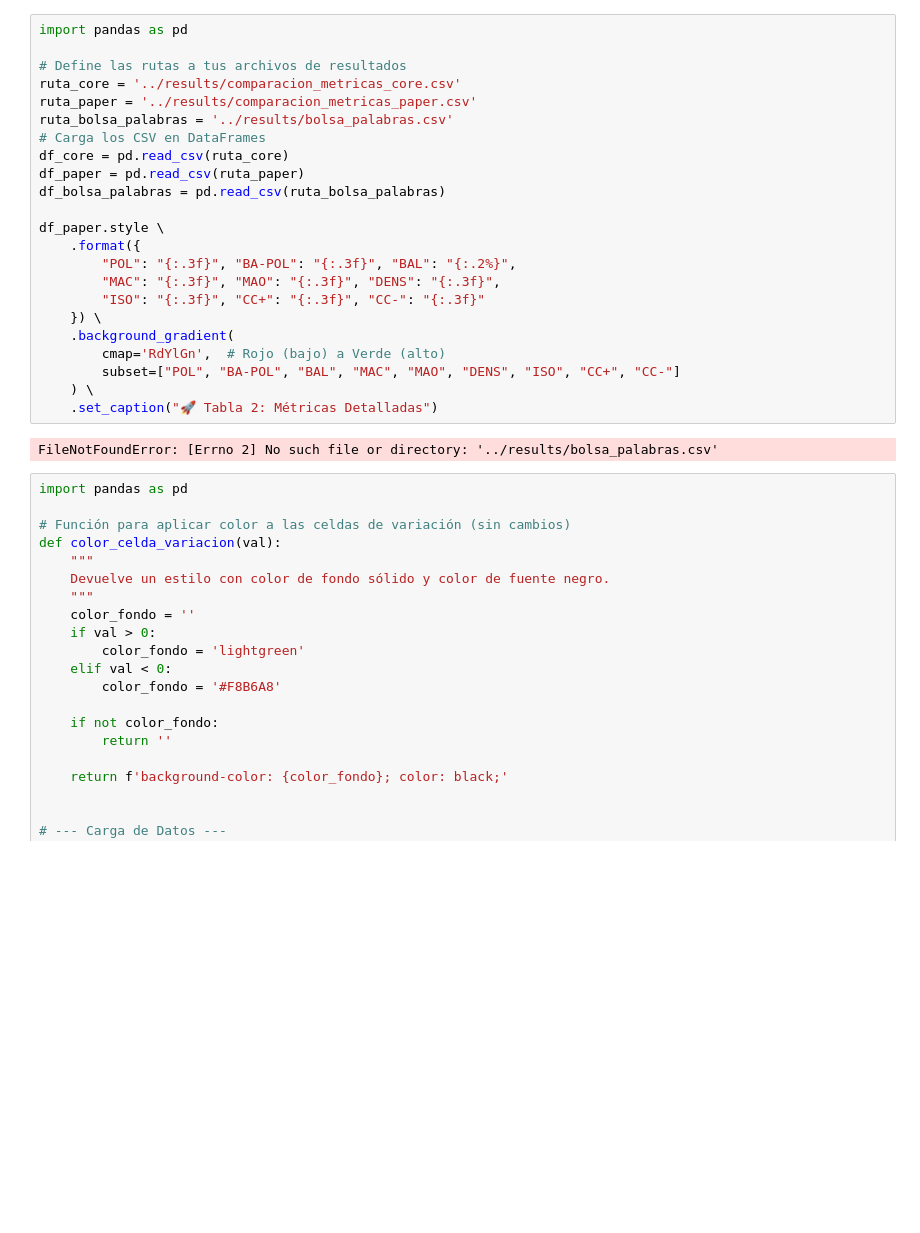
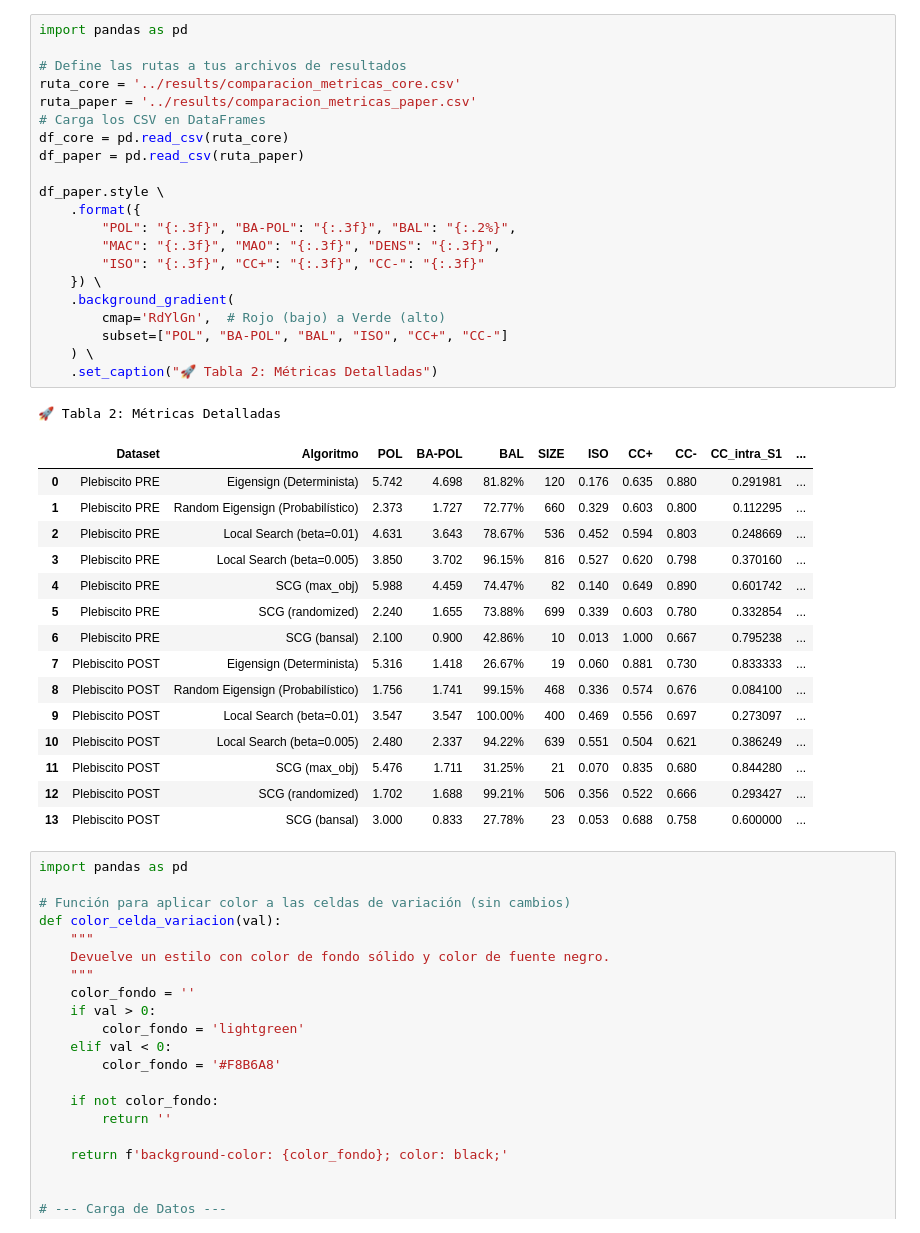
Before and after one commit to bpalas/Discovery-of-Cleavages, a Jupyter notebook: notebooks/tablas copy.ipynb, the cells around one changed output. Cells and saved outputs as stored; diff of their text form; blank space fills up the shorter version.

```diff
--- a/notebooks/tablas copy.ipynb
+++ b/notebooks/tablas copy.ipynb
@@ -1,28 +1,41 @@
 # %%
 import pandas as pd
 
 # Define las rutas a tus archivos de resultados
 ruta_core = '../results/comparacion_metricas_core.csv'
 ruta_paper = '../results/comparacion_metricas_paper.csv'
-ruta_bolsa_palabras = '../results/bolsa_palabras.csv'
 # Carga los CSV en DataFrames
 df_core = pd.read_csv(ruta_core)
 df_paper = pd.read_csv(ruta_paper)
-df_bolsa_palabras = pd.read_csv(ruta_bolsa_palabras)
 
 df_paper.style \
     .format({
         "POL": "{:.3f}", "BA-POL": "{:.3f}", "BAL": "{:.2%}",
         "MAC": "{:.3f}", "MAO": "{:.3f}", "DENS": "{:.3f}",
         "ISO": "{:.3f}", "CC+": "{:.3f}", "CC-": "{:.3f}"
     }) \
     .background_gradient(
         cmap='RdYlGn',  # Rojo (bajo) a Verde (alto)
-        subset=["POL", "BA-POL", "BAL", "MAC", "MAO", "DENS", "ISO", "CC+", "CC-"]
+        subset=["POL", "BA-POL", "BAL", "ISO", "CC+", "CC-"]
     ) \
     .set_caption("🚀 Tabla 2: Métricas Detalladas")
 # %% [output]
-FileNotFoundError: [Errno 2] No such file or directory: '../results/bolsa_palabras.csv'
+🚀 Tabla 2: Métricas Detalladas
+|  | Dataset | Algoritmo | POL | BA-POL | BAL | SIZE | ISO | CC+ | CC- | CC_intra_S1 | ... |
+| 0 | Plebiscito PRE | Eigensign (Determinista) | 5.742 | 4.698 | 81.82% | 120 | 0.176 | 0.635 | 0.880 | 0.291981 | ... |
+| 1 | Plebiscito PRE | Random Eigensign (Probabilístico) | 2.373 | 1.727 | 72.77% | 660 | 0.329 | 0.603 | 0.800 | 0.112295 | ... |
+| 2 | Plebiscito PRE | Local Search (beta=0.01) | 4.631 | 3.643 | 78.67% | 536 | 0.452 | 0.594 | 0.803 | 0.248669 | ... |
+| 3 | Plebiscito PRE | Local Search (beta=0.005) | 3.850 | 3.702 | 96.15% | 816 | 0.527 | 0.620 | 0.798 | 0.370160 | ... |
+| 4 | Plebiscito PRE | SCG (max_obj) | 5.988 | 4.459 | 74.47% | 82 | 0.140 | 0.649 | 0.890 | 0.601742 | ... |
+| 5 | Plebiscito PRE | SCG (randomized) | 2.240 | 1.655 | 73.88% | 699 | 0.339 | 0.603 | 0.780 | 0.332854 | ... |
+| 6 | Plebiscito PRE | SCG (bansal) | 2.100 | 0.900 | 42.86% | 10 | 0.013 | 1.000 | 0.667 | 0.795238 | ... |
+| 7 | Plebiscito POST | Eigensign (Determinista) | 5.316 | 1.418 | 26.67% | 19 | 0.060 | 0.881 | 0.730 | 0.833333 | ... |
+| 8 | Plebiscito POST | Random Eigensign (Probabilístico) | 1.756 | 1.741 | 99.15% | 468 | 0.336 | 0.574 | 0.676 | 0.084100 | ... |
+| 9 | Plebiscito POST | Local Search (beta=0.01) | 3.547 | 3.547 | 100.00% | 400 | 0.469 | 0.556 | 0.697 | 0.273097 | ... |
+| 10 | Plebiscito POST | Local Search (beta=0.005) | 2.480 | 2.337 | 94.22% | 639 | 0.551 | 0.504 | 0.621 | 0.386249 | ... |
+| 11 | Plebiscito POST | SCG (max_obj) | 5.476 | 1.711 | 31.25% | 21 | 0.070 | 0.835 | 0.680 | 0.844280 | ... |
+| 12 | Plebiscito POST | SCG (randomized) | 1.702 | 1.688 | 99.21% | 506 | 0.356 | 0.522 | 0.666 | 0.293427 | ... |
+| 13 | Plebiscito POST | SCG (bansal) | 3.000 | 0.833 | 27.78% | 23 | 0.053 | 0.688 | 0.758 | 0.600000 | ... |
 # %%
 import pandas as pd
 
```
Also changed, not shown: 43 other files.
